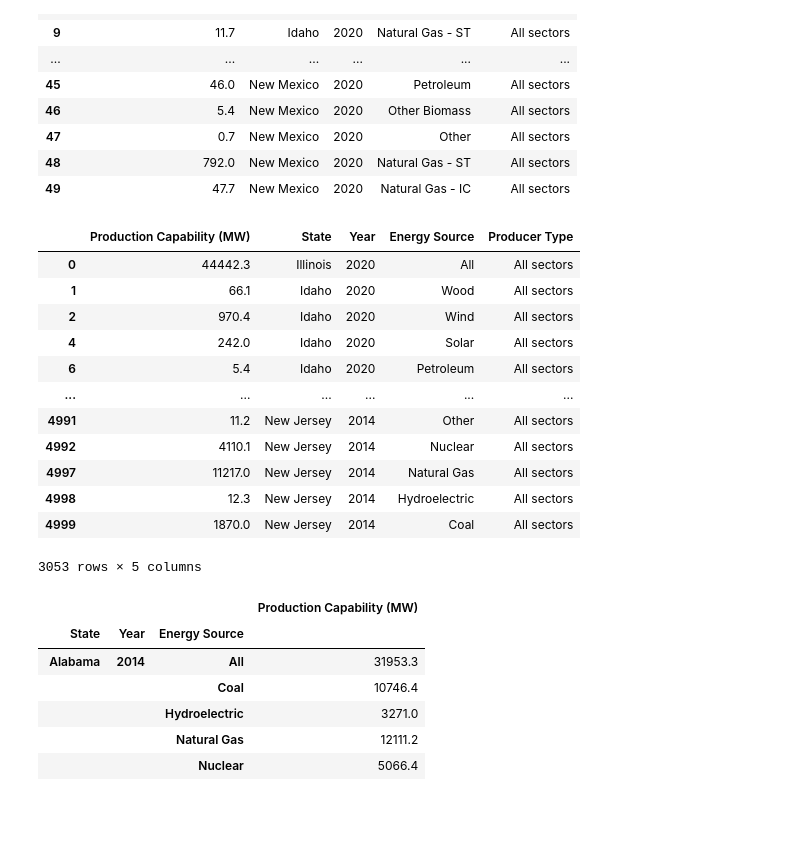
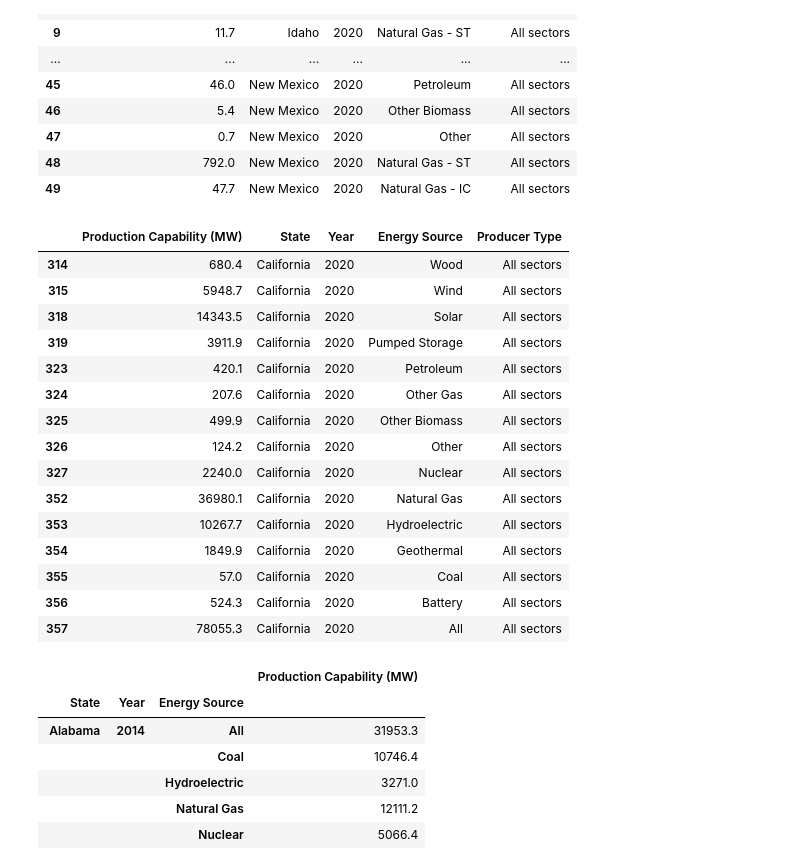
Before and after one commit to andrew8185/project-01, a Jupyter notebook: project_1.ipynb, the cells around one changed output. Drawn from its saved outputs; the diff is of its cells as text; code cells hidden in the pictures; blank space fills up the shorter version.

```diff
--- a/project_1.ipynb
+++ b/project_1.ipynb
@@ -358,21 +391,24 @@ df_state_production_capability.head(50)
 # %%
 df_agg_production_capability = df_state_production_capability.drop(df_state_production_capability[df_state_production_capability['Energy Source'].str.contains('-')].index,inplace=False)
 
-display(df_agg_production_capability)
+display(df_agg_production_capability.loc[(df_agg_production_capability['State']=='California') & (df_agg_production_capability['Year']==2020)])
 # %% [output]
 |  | Production Capability (MW) | State | Year | Energy Source | Producer Type |
-| 0 | 44442.3 | Illinois | 2020 | All | All sectors |
-| 1 | 66.1 | Idaho | 2020 | Wood | All sectors |
-| 2 | 970.4 | Idaho | 2020 | Wind | All sectors |
-| 4 | 242.0 | Idaho | 2020 | Solar | All sectors |
-| 6 | 5.4 | Idaho | 2020 | Petroleum | All sectors |
-| ... | ... | ... | ... | ... | ... |
-| 4991 | 11.2 | New Jersey | 2014 | Other | All sectors |
-| 4992 | 4110.1 | New Jersey | 2014 | Nuclear | All sectors |
-| 4997 | 11217.0 | New Jersey | 2014 | Natural Gas | All sectors |
-| 4998 | 12.3 | New Jersey | 2014 | Hydroelectric | All sectors |
-| 4999 | 1870.0 | New Jersey | 2014 | Coal | All sectors |
+| 314 | 680.4 | California | 2020 | Wood | All sectors |
+| 315 | 5948.7 | California | 2020 | Wind | All sectors |
+| 318 | 14343.5 | California | 2020 | Solar | All sectors |
+| 319 | 3911.9 | California | 2020 | Pumped Storage | All sectors |
+| 323 | 420.1 | California | 2020 | Petroleum | All sectors |
+| 324 | 207.6 | California | 2020 | Other Gas | All sectors |
+| 325 | 499.9 | California | 2020 | Other Biomass | All sectors |
+| 326 | 124.2 | California | 2020 | Other | All sectors |
+| 327 | 2240.0 | California | 2020 | Nuclear | All sectors |
+| 352 | 36980.1 | California | 2020 | Natural Gas | All sectors |
+| 353 | 10267.7 | California | 2020 | Hydroelectric | All sectors |
+| 354 | 1849.9 | California | 2020 | Geothermal | All sectors |
+| 355 | 57.0 | California | 2020 | Coal | All sectors |
+| 356 | 524.3 | California | 2020 | Battery | All sectors |
+| 357 | 78055.3 | California | 2020 | All | All sectors |
-3053 rows × 5 columns
 # %%
 df_agg_production_capability.groupby(['State','Year','Energy Source']).sum()
 # %% [output]
```
Also changed, not shown: parts of 7 cells of this notebook.
